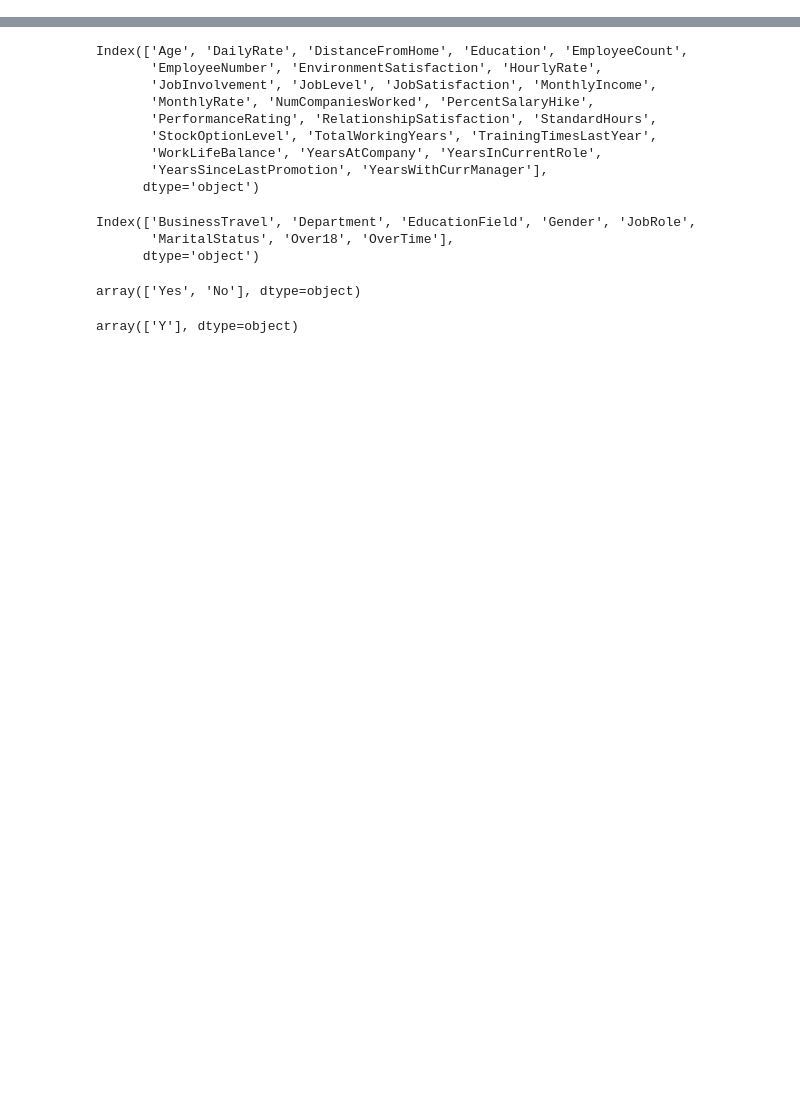
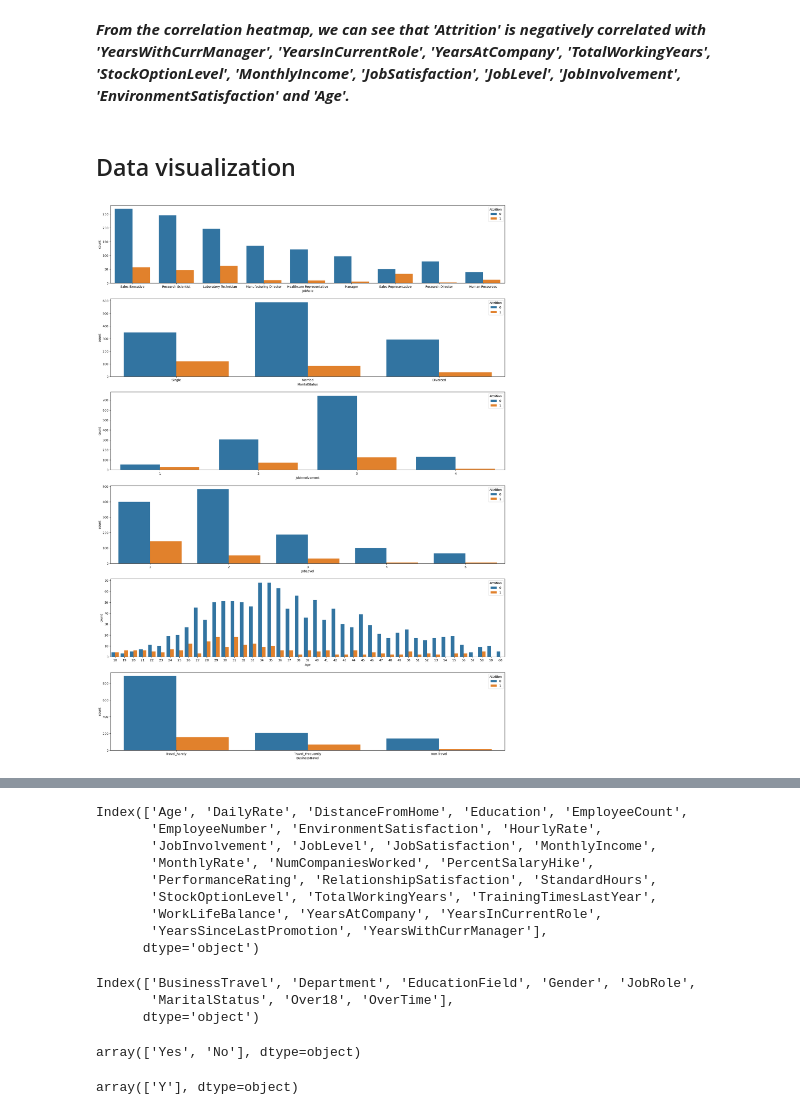
Before and after one commit to shahinmahmud53/employee-churn-prediction-flask-app, a Jupyter notebook: notebooks/model.ipynb, the cells around one changed output, grey strips where cells are left out. Saved outputs shown, nothing was run; the diff lists cells and outputs as text; code cells hidden in the pictures; blank space fills up the shorter version.

```diff
--- a/notebooks/model.ipynb
+++ b/notebooks/model.ipynb
@@ -254,0 +294,40 @@ X = df_work.drop(columns=['Attrition'])
+# %% [markdown]
+***From the correlation heatmap, we can see that 'Attrition' is negatively correlated with 'YearsWithCurrManager', 'YearsInCurrentRole', 'YearsAtCompany', 'TotalWorkingYears', 'StockOptionLevel', 'MonthlyIncome', 'JobSatisfaction', 'JobLevel', 'JobInvolvement', 'EnvironmentSatisfaction' and 'Age'.***
+# %% [markdown]
+## Data visualization
+# %%
+# Set up a figure with a size of 20x20 inches
+plt.figure(figsize=[23, 32])
+
+# Create the first subplot (2 rows, 2 columns, 1st subplot)
+plt.subplot(611)
+# Create a countplot for 'JobRole' with hue 'Attrition' (employee turnover)
+# 'x' specifies the variable on the x-axis, 'hue' specifies the variable for color encoding
+sns.countplot(x='JobRole', hue='Attrition', data=df_copy);
+
+# Create the second subplot (2 rows, 2 columns, 2nd subplot)
+plt.subplot(612)
+# Create a countplot for 'MaritalStatus' with hue 'Attrition'
+sns.countplot(x='MaritalStatus', hue='Attrition', data=df_copy);
+
+# Create the third subplot (2 rows, 2 columns, 3rd subplot)
+plt.subplot(613)
+# Create a countplot for 'JobInvolvement' with hue 'Attrition'
+sns.countplot(x='JobInvolvement', hue='Attrition', data=df_copy);
+
+# Create the fourth subplot (2 rows, 2 columns, 4th subplot)
+plt.subplot(614)
+# Create a countplot for 'JobLevel' with hue 'Attrition'
+sns.countplot(x='JobLevel', hue='Attrition', data=df_copy);
+
+# Create the fifth subplot (2 rows, 2 columns, 5th subplot)
+plt.subplot(615)
+# Create a countplot for 'Age' with hue 'Attrition'
+sns.countplot(x='Age', hue='Attrition', data=df_copy);
+
+# Create the sixth subplot (2 rows, 2 columns, 6th subplot)
+plt.subplot(616)
+# Create a countplot for 'BusinessTravel' with hue 'Attrition'
+sns.countplot(x='BusinessTravel', hue='Attrition', data=df_copy);
+# %% [output]
+[figure, added]
```
Also changed, not shown: parts of 134 cells of this notebook.
